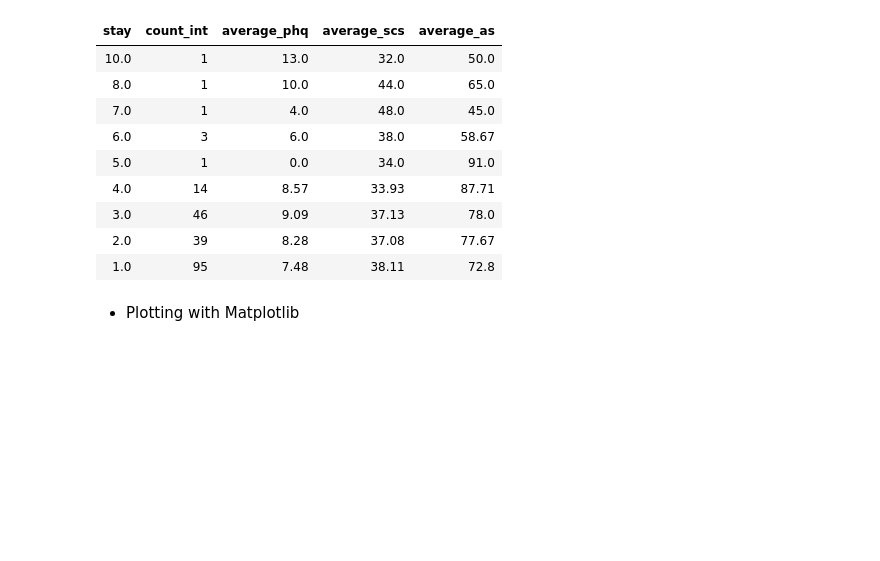
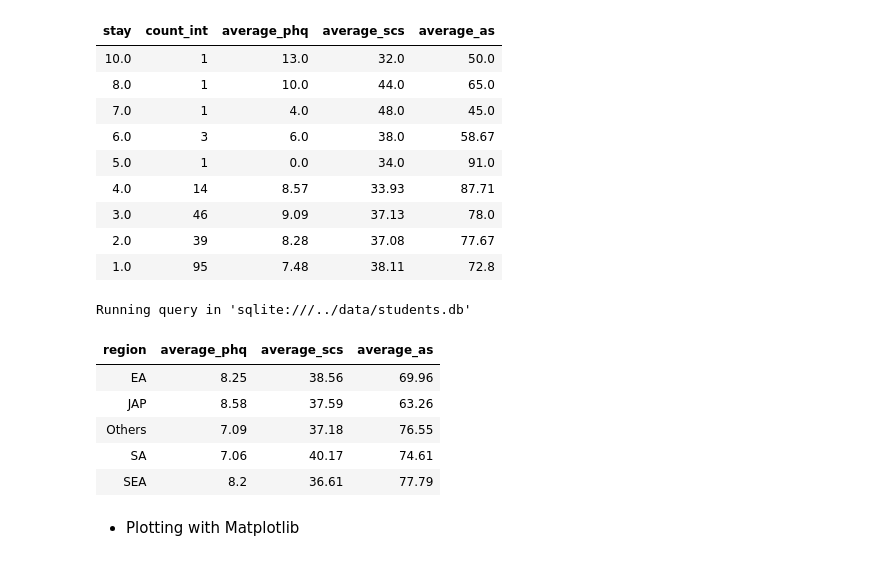
Before and after one commit to alerosales1/Student-s-Mental-Health, a Jupyter notebook: results/StudentMentalHealth.ipynb, the cells around one changed output. Saved outputs shown, nothing was run; the diff lists cells and outputs as text; code cells hidden in the pictures; blank space fills up the shorter version.

```diff
--- a/results/StudentMentalHealth.ipynb
+++ b/results/StudentMentalHealth.ipynb
@@ -135,6 +135,24 @@ Running query in 'sqlite:///../data/students.db'
 | 3.0 | 46 | 9.09 | 37.13 | 78.0 |
 | 2.0 | 39 | 8.28 | 37.08 | 77.67 |
 | 1.0 | 95 | 7.48 | 38.11 | 72.8 |
+# %%
+%%sql
+SELECT
+  region,
+  ROUND(AVG(todep), 2) AS average_phq,
+  ROUND(AVG(tosc), 2) AS average_scs,
+  ROUND(AVG(toas), 2) AS average_as
+FROM students
+GROUP BY region
+ORDER BY region
+# %% [output]
+Running query in 'sqlite:///../data/students.db'
+| region | average_phq | average_scs | average_as |
+| EA | 8.25 | 38.56 | 69.96 |
+| JAP | 8.58 | 37.59 | 63.26 |
+| Others | 7.09 | 37.18 | 76.55 |
+| SA | 7.06 | 40.17 | 74.61 |
+| SEA | 8.2 | 36.61 | 77.79 |
 # %% [markdown]
 - Plotting with Matplotlib
 # %%
```
Also changed, not shown: parts of 1 cell of this notebook.
